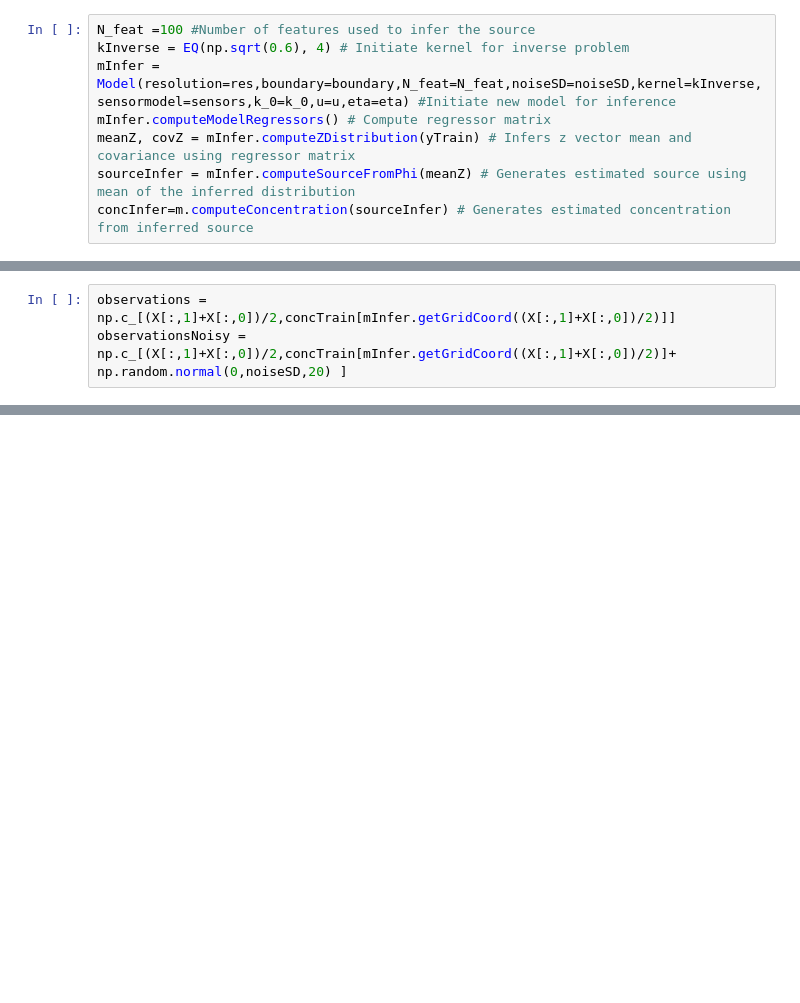
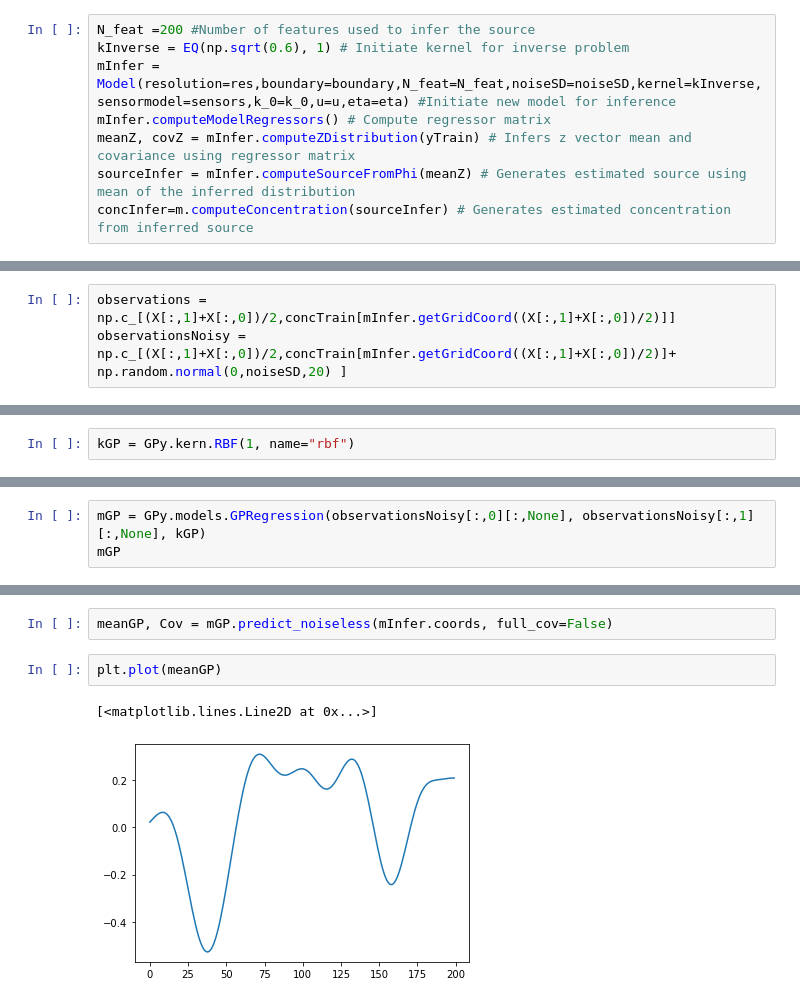
Before and after one commit to SheffieldML/advectionGP, a Jupyter notebook: jupyter/ODE for GP and GF Comparison.ipynb, the cells around one changed output, grey strips where cells are left out. Saved outputs shown, nothing was run; the diff lists cells and outputs as text; blank space fills up the shorter version.

```diff
--- a/jupyter/ODE for GP and GF Comparison.ipynb
+++ b/jupyter/ODE for GP and GF Comparison.ipynb
@@ -49,8 +49,8 @@ sourceGT=m.computeSourceFromPhi(z)# Compute ground truth source by approximating
 concTrain=m.computeConcentration(sourceGT) # Compute concentration - runs ODE forward model
 yTrain= m.computeObservations(addNoise='TRUE') # Compute observations with noise uses m.sensormodel for observation locations
 # %%
-N_feat =100 #Number of features used to infer the source
-kInverse = EQ(np.sqrt(0.6), 4) # Initiate kernel for inverse problem
+N_feat =200 #Number of features used to infer the source
+kInverse = EQ(np.sqrt(0.6), 1) # Initiate kernel for inverse problem
 mInfer = Model(resolution=res,boundary=boundary,N_feat=N_feat,noiseSD=noiseSD,kernel=kInverse,sensormodel=sensors,k_0=k_0,u=u,eta=eta) #Initiate new model for inference
 mInfer.computeModelRegressors() # Compute regressor matrix
 meanZ, covZ = mInfer.computeZDistribution(yTrain) # Infers z vector mean and covariance using regressor matrix
@@ -114,0 +117,2 @@ np.mean((concInfer-concTrain)**2)
+# %%
+kGP = GPy.kern.RBF(1, name="rbf")
@@ -114,0 +142,3 @@ np.mean((concInfer-concTrain)**2)
+# %%
+mGP = GPy.models.GPRegression(observationsNoisy[:,0][:,None], observationsNoisy[:,1][:,None], kGP)
+mGP
@@ -114,0 +168,7 @@ np.mean((concInfer-concTrain)**2)
+# %%
+meanGP, Cov = mGP.predict_noiseless(mInfer.coords, full_cov=False)
+# %%
+plt.plot(meanGP)
+# %% [output]
+[<matplotlib.lines.Line2D at 0x...>]
+[figure, added]
```
Also changed, not shown: parts of 13 cells of this notebook, 10 other files.
